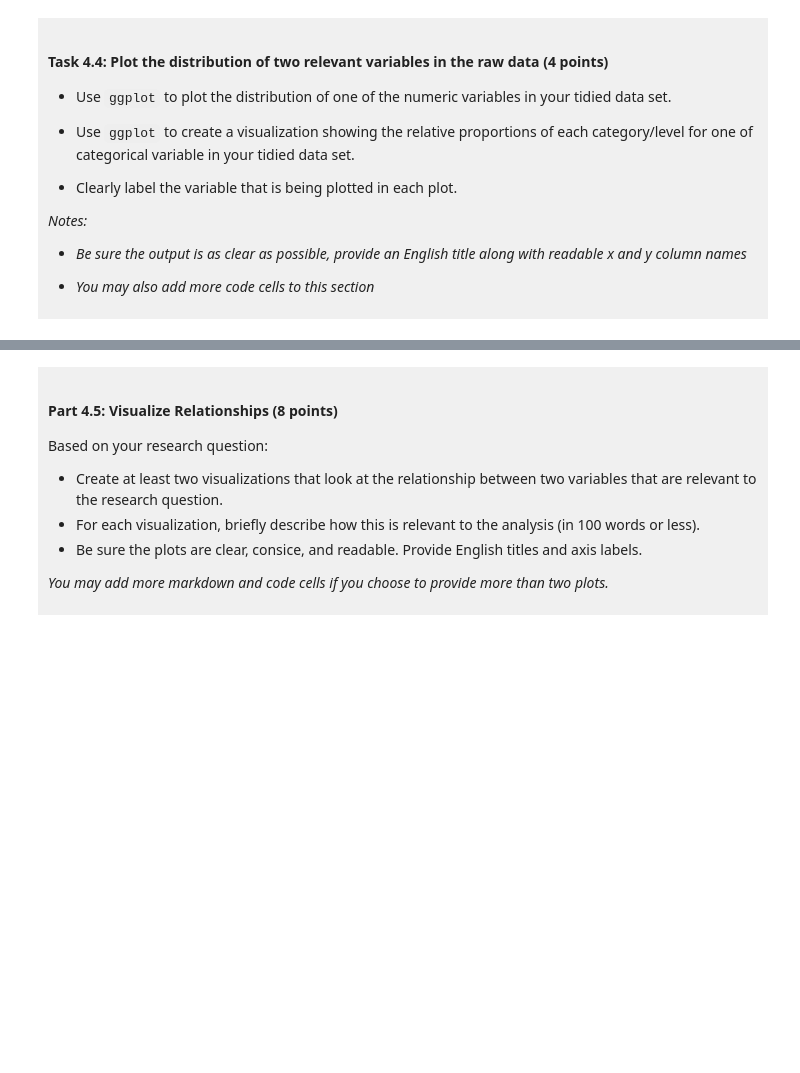
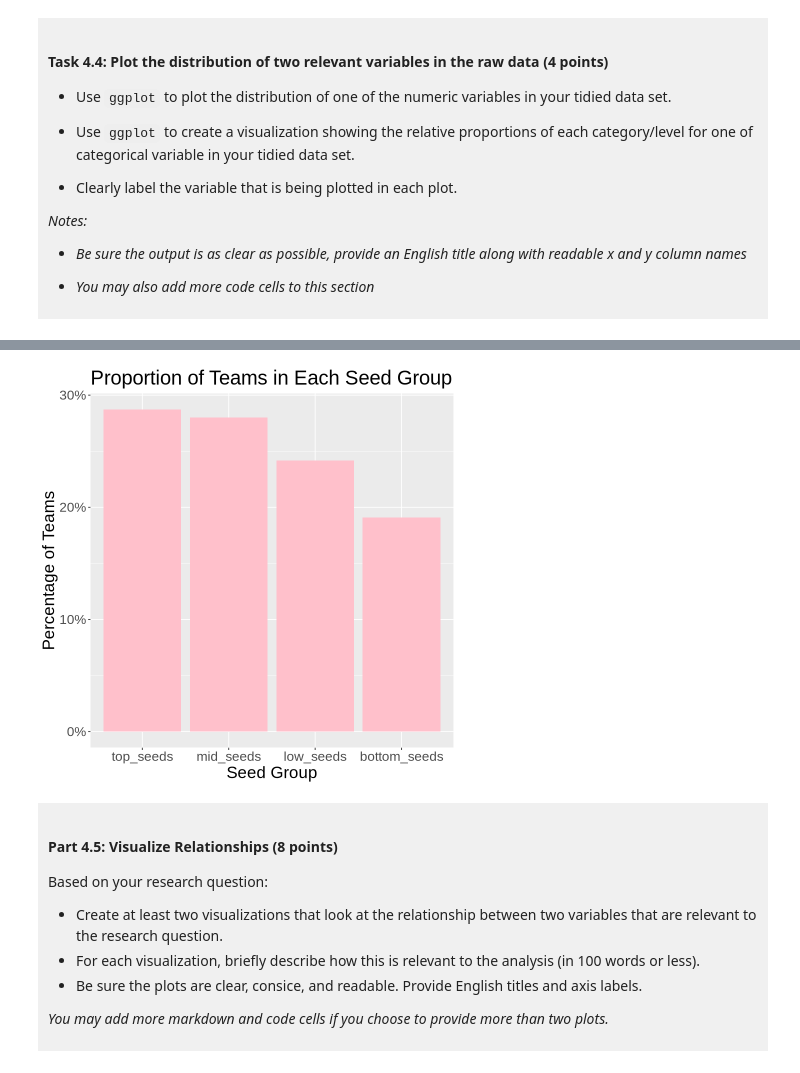
Before and after one commit to RubyBeach/DSCI-100-Project-Ruby-Beach, a Jupyter notebook: dsci-100-project-notebook.ipynb, the cells around one changed output, grey strips where cells are left out. Drawn from its saved outputs; the diff is of its cells as text; code cells hidden in the pictures; blank space fills up the shorter version.

```diff
--- a/dsci-100-project-notebook.ipynb
+++ b/dsci-100-project-notebook.ipynb
@@ -300,5 +408,17 @@ You will refine your research question (if needed) and produce a tidy data set.
 # %%
-### EDIT THIS CODE CELL FOR PLOT 2 ###
+# Plot 2: relative proportions of a categorical variable (seed group)
+ncaa_tidy |>
+  count(seed_group) |>                         # number of teams in each seed group
+  mutate(prop = n / sum(n)) |>                 # convert counts to proportions
+  ggplot(aes(x = seed_group, y = prop)) +
+  geom_col(fill = "pink") +
+  scale_y_continuous(labels = scales::percent) +   # show y-axis as percentages
+  labs(title = "Proportion of Teams in Each Seed Group",
+       x = "Seed Group",
+       y = "Percentage of Teams") +
+theme(text=element_text(size=20))
+# %% [output]
+[figure, added]
 # %% [markdown]
 <div style="background-color: #f0f0f0; padding: 10px;">
 
```
Also changed, not shown: parts of 11 cells of this notebook.
